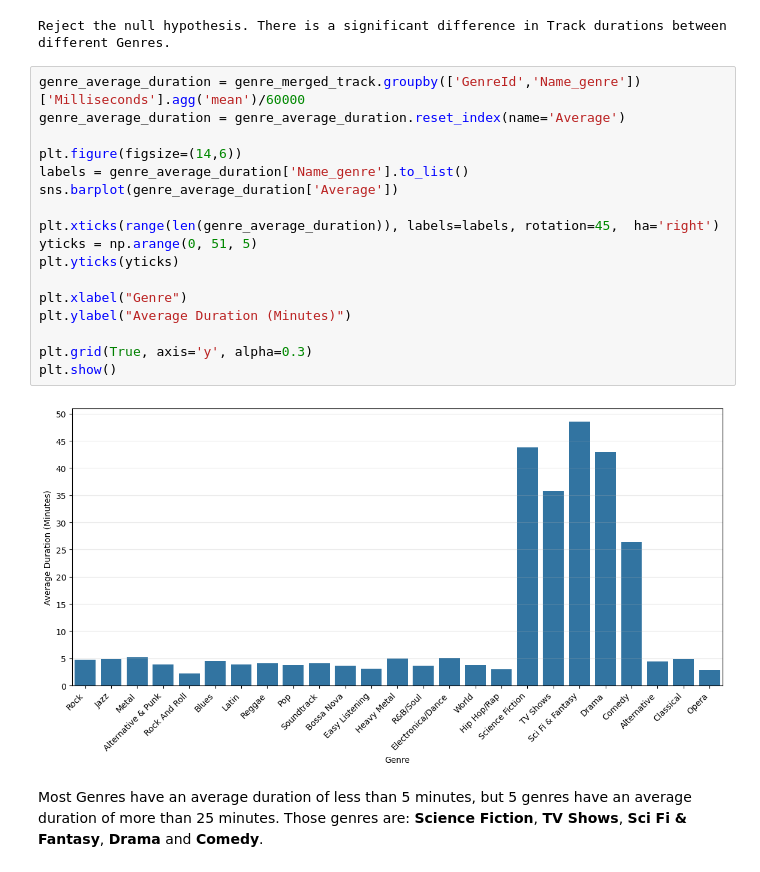
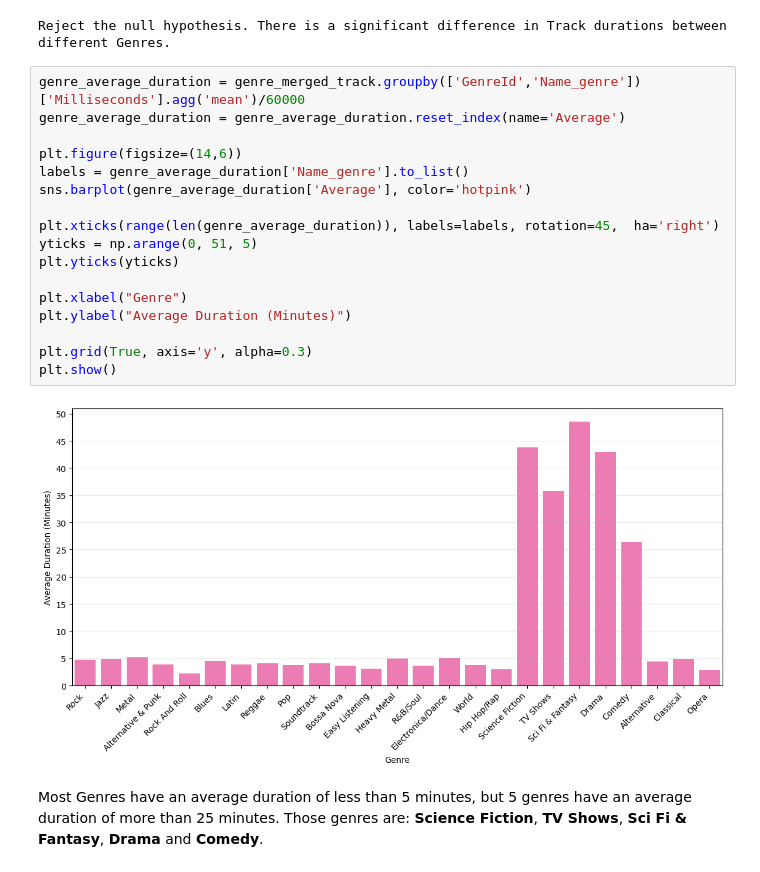
Before and after one commit to Neghfa/chinook_analysis, a Jupyter notebook: notebooks/Chinook Analysis.ipynb, the cells around one changed output. Cells and saved outputs as stored; diff of their text form.

```diff
--- a/notebooks/Chinook Analysis.ipynb
+++ b/notebooks/Chinook Analysis.ipynb
@@ -729,22 +729,22 @@ Reject the null hypothesis. There is a significant difference in Track durations
 # %%
 genre_average_duration = genre_merged_track.groupby(['GenreId','Name_genre'])['Milliseconds'].agg('mean')/60000
 genre_average_duration = genre_average_duration.reset_index(name='Average')
 
 plt.figure(figsize=(14,6))
 labels = genre_average_duration['Name_genre'].to_list()
-sns.barplot(genre_average_duration['Average'])
+sns.barplot(genre_average_duration['Average'], color='hotpink')
 
 plt.xticks(range(len(genre_average_duration)), labels=labels, rotation=45,  ha='right')
 yticks = np.arange(0, 51, 5)
 plt.yticks(yticks)
 
 plt.xlabel("Genre")
 plt.ylabel("Average Duration (Minutes)")
 
 plt.grid(True, axis='y', alpha=0.3)
 plt.show()
 # %% [output]
-[figure, old version]
+[figure, new version]
 # %% [markdown]
 Most Genres have an average duration of less than 5 minutes, but 5 genres have an average duration of more than 25 minutes. Those genres are: **Science Fiction**, **TV Shows**, **Sci Fi & Fantasy**, **Drama** and **Comedy**.
 # %% [markdown]
```
Also changed, not shown: parts of 11 cells of this notebook.
